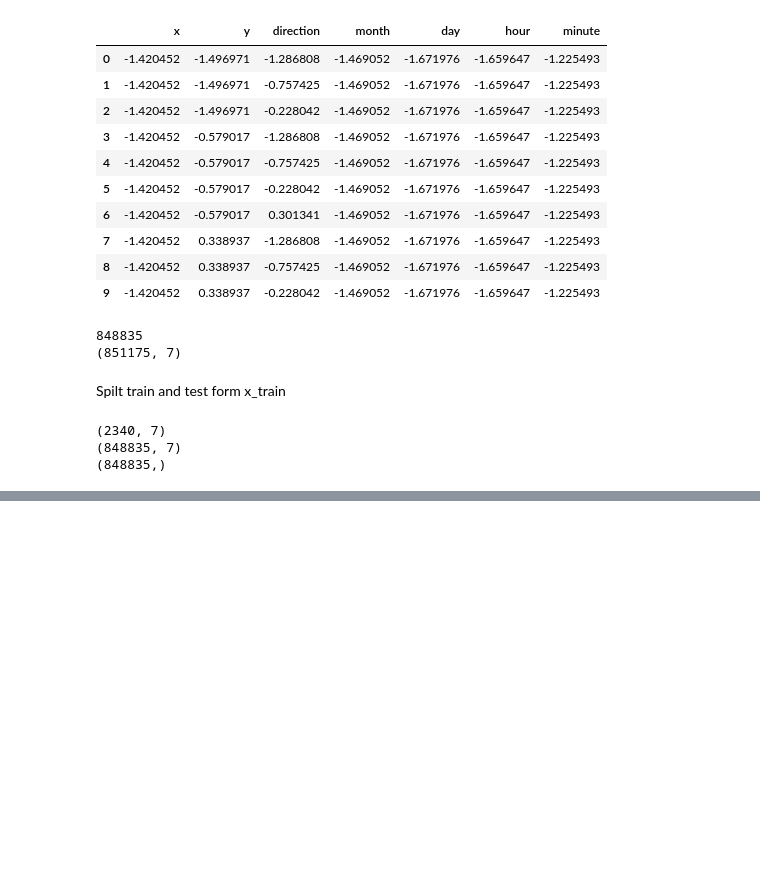
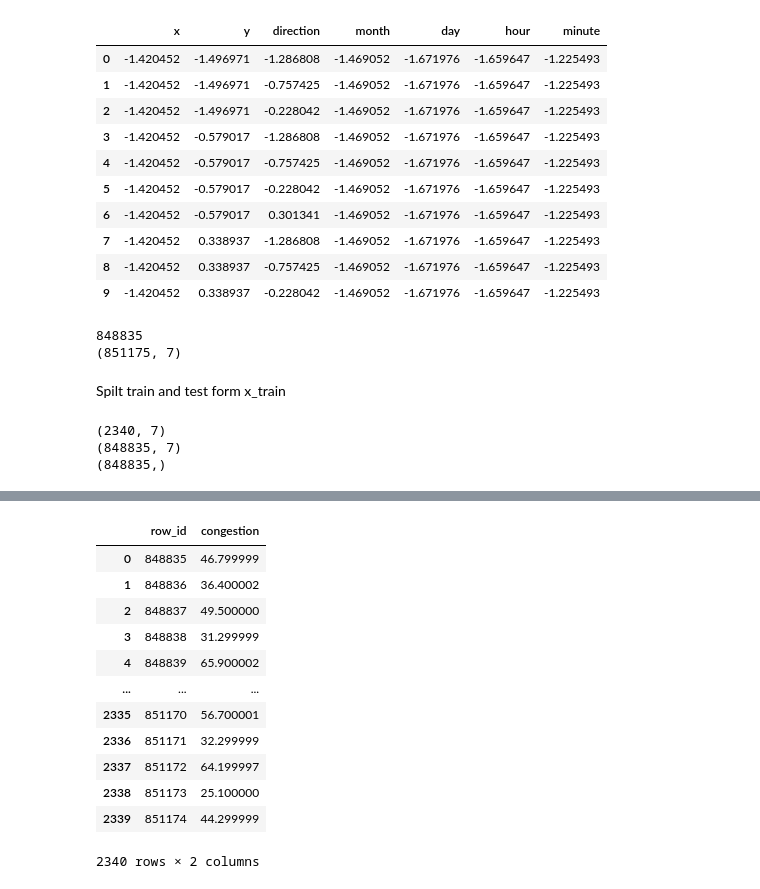
Before and after one commit to BoshiLee/kears_learning, a Jupyter notebook: training_project/tabular-playground-series-mar-2022/march.ipynb, the cells around one changed output, grey strips where cells are left out. Drawn from its saved outputs; the diff is of its cells as text; code cells hidden in the pictures; blank space fills up the shorter version.

```diff
--- a/training_project/tabular-playground-series-mar-2022/march.ipynb
+++ b/training_project/tabular-playground-series-mar-2022/march.ipynb
@@ -270,0 +319,24 @@ plt.show()
+# %%
+y_pred = np.reshape(y_pred, (-1,))
+# %%
+sample = pd.read_csv('data/sample_submission.csv')
+# %%
+sample.congestion = y_pred
+# %%
+sample = sample.round(1)
+# %%
+sample
+# %% [output]
+|  | row_id | congestion |
+| 0 | 848835 | 46.799999 |
+| 1 | 848836 | 36.400002 |
+| 2 | 848837 | 49.500000 |
+| 3 | 848838 | 31.299999 |
+| 4 | 848839 | 65.900002 |
+| ... | ... | ... |
+| 2335 | 851170 | 56.700001 |
+| 2336 | 851171 | 32.299999 |
+| 2337 | 851172 | 64.199997 |
+| 2338 | 851173 | 25.100000 |
+| 2339 | 851174 | 44.299999 |
+2340 rows × 2 columns
```
Also changed, not shown: parts of 10 cells of this notebook, 1 other file.
